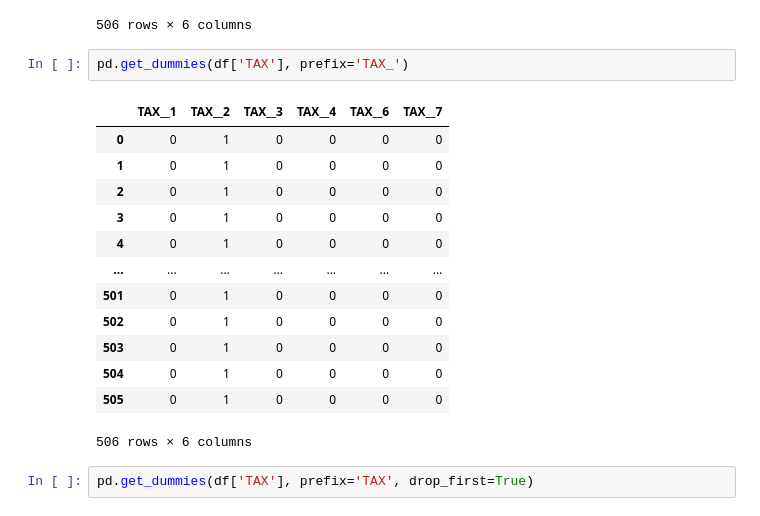
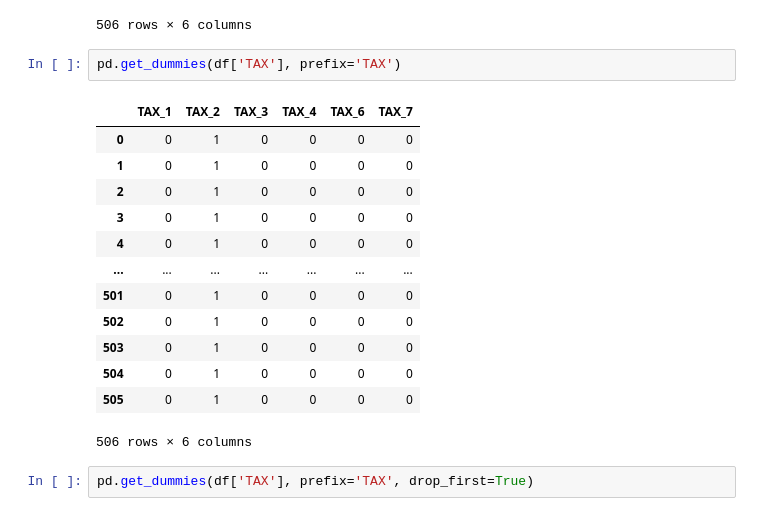
Before and after one commit to cheonbi/BigData-PythonAnalysis, a Jupyter notebook: Practice2-1_DataAnalysis_CycleRegression_KK.ipynb, the cells around one changed output. Cells and saved outputs as stored; diff of their text form.

```diff
--- a/Practice2-1_DataAnalysis_CycleRegression_KK.ipynb
+++ b/Practice2-1_DataAnalysis_CycleRegression_KK.ipynb
@@ -444,9 +484,9 @@ pd.get_dummies(df['TAX'])
 | 505 | 0 | 1 | 0 | 0 | 0 | 0 |
 506 rows × 6 columns
 # %%
-pd.get_dummies(df['TAX'], prefix='TAX_')
+pd.get_dummies(df['TAX'], prefix='TAX')
 # %% [output]
-|  | TAX__1 | TAX__2 | TAX__3 | TAX__4 | TAX__6 | TAX__7 |
+|  | TAX_1 | TAX_2 | TAX_3 | TAX_4 | TAX_6 | TAX_7 |
 | 0 | 0 | 1 | 0 | 0 | 0 | 0 |
 | 1 | 0 | 1 | 0 | 0 | 0 | 0 |
 | 2 | 0 | 1 | 0 | 0 | 0 | 0 |
```
Also changed, not shown: parts of 18 cells of this notebook, 2 other files.
